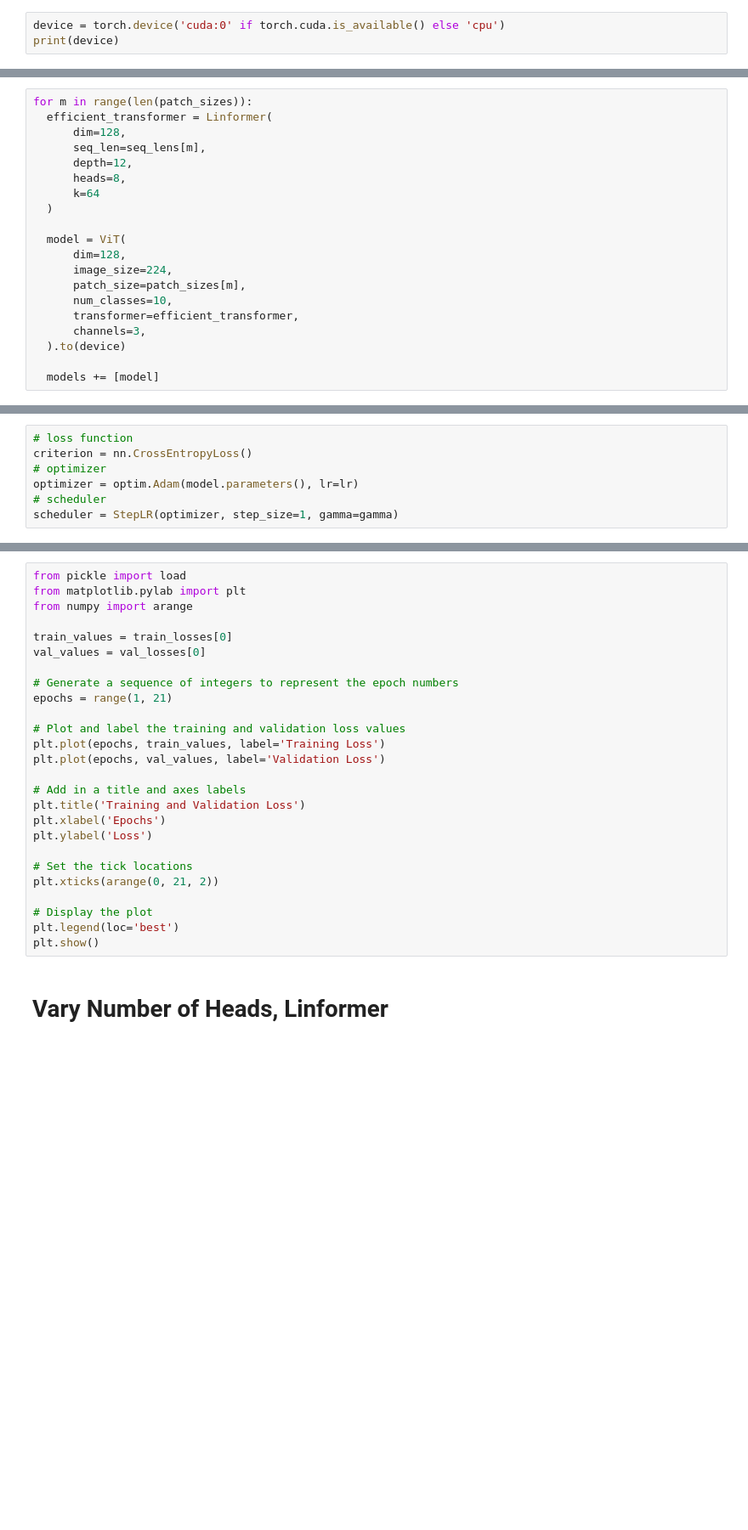
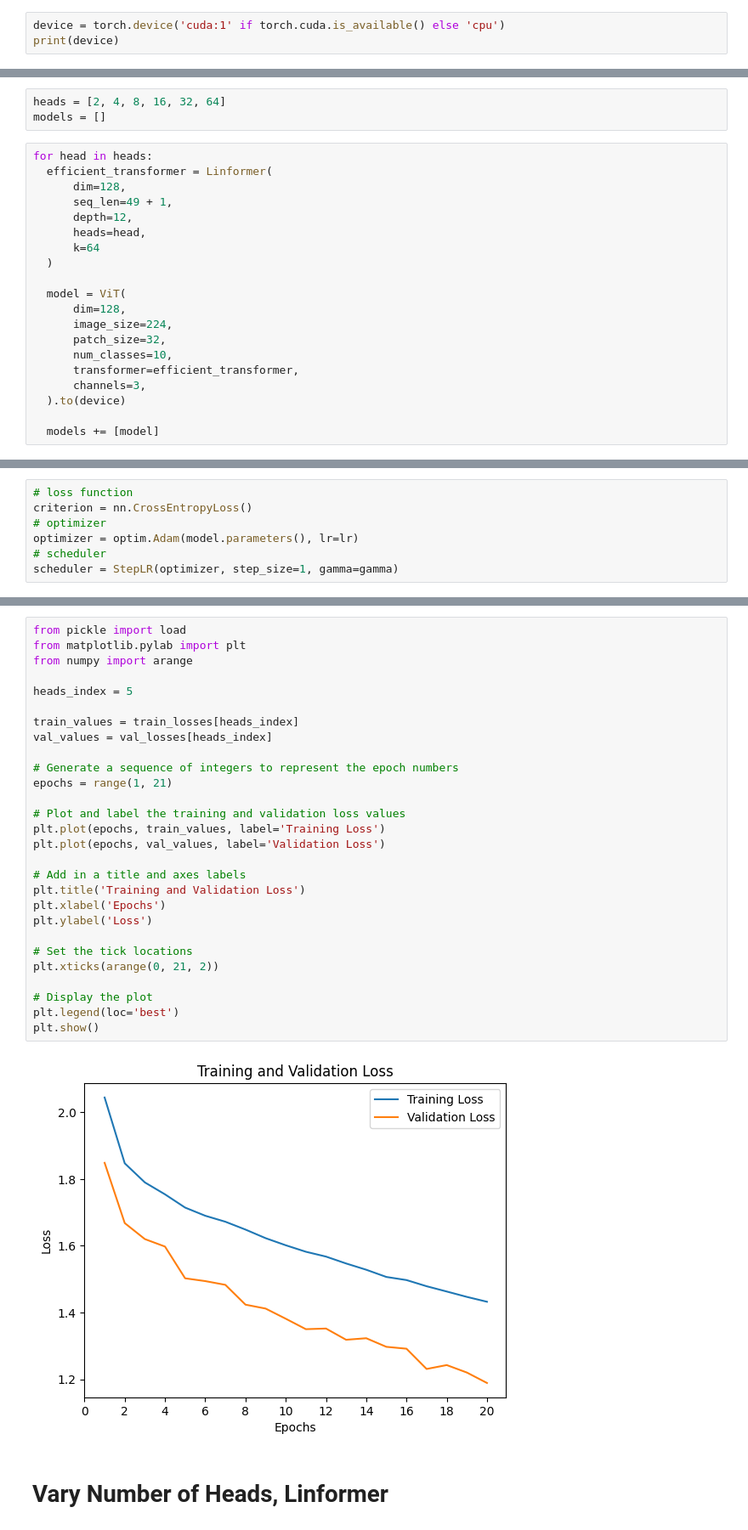
Before and after one commit to f-wright/ViT-evaluation, a Jupyter notebook: regular_vit.ipynb, the cells around one changed output, grey strips where cells are left out. Shown: that part at 85% size. Drawn from its saved outputs; the diff is of its cells as text; blank space fills up the shorter version.

Commit message:
Finished running varying num heads study, reported loss

```diff
--- a/regular_vit.ipynb
+++ b/regular_vit.ipynb
@@ -37,4 +38,4 @@ ModuleNotFoundError: No module named 'torchvision'
 # %%
-device = torch.device('cuda:0' if torch.cuda.is_available() else 'cpu')
+device = torch.device('cuda:1' if torch.cuda.is_available() else 'cpu')
 print(device)
 # %% [output]
@@ -168,17 +165,20 @@ models = []
+# %%
+heads = [2, 4, 8, 16, 32, 64]
+models = []
 # %%
-for m in range(len(patch_sizes)):
+for head in heads:
   efficient_transformer = Linformer(
       dim=128,
-      seq_len=seq_lens[m],
+      seq_len=49 + 1,
       depth=12,
-      heads=8,
+      heads=head,
       k=64
   )
 
   model = ViT(
       dim=128,
       image_size=224,
-      patch_size=patch_sizes[m],
+      patch_size=32,
       num_classes=10,
       transformer=efficient_transformer,
       channels=3,
@@ -266,29 +282,33 @@ KeyboardInterrupt: ignored
 # %%
 from pickle import load
 from matplotlib.pylab import plt
 from numpy import arange
 
-train_values = train_losses[0]
-val_values = val_losses[0]
+heads_index = 5
+
+train_values = train_losses[heads_index]
+val_values = val_losses[heads_index]
 
 # Generate a sequence of integers to represent the epoch numbers
 epochs = range(1, 21)
 
 # Plot and label the training and validation loss values
 plt.plot(epochs, train_values, label='Training Loss')
 plt.plot(epochs, val_values, label='Validation Loss')
 
 # Add in a title and axes labels
 plt.title('Training and Validation Loss')
 plt.xlabel('Epochs')
 plt.ylabel('Loss')
 
 # Set the tick locations
 plt.xticks(arange(0, 21, 2))
 
 # Display the plot
 plt.legend(loc='best')
 plt.show()
+# %% [output]
+[figure, added]
 # %% [markdown]
 # Vary Number of Heads, Linformer
 # %%
```
Also changed, not shown: parts of 9 cells of this notebook, 1 other file.
